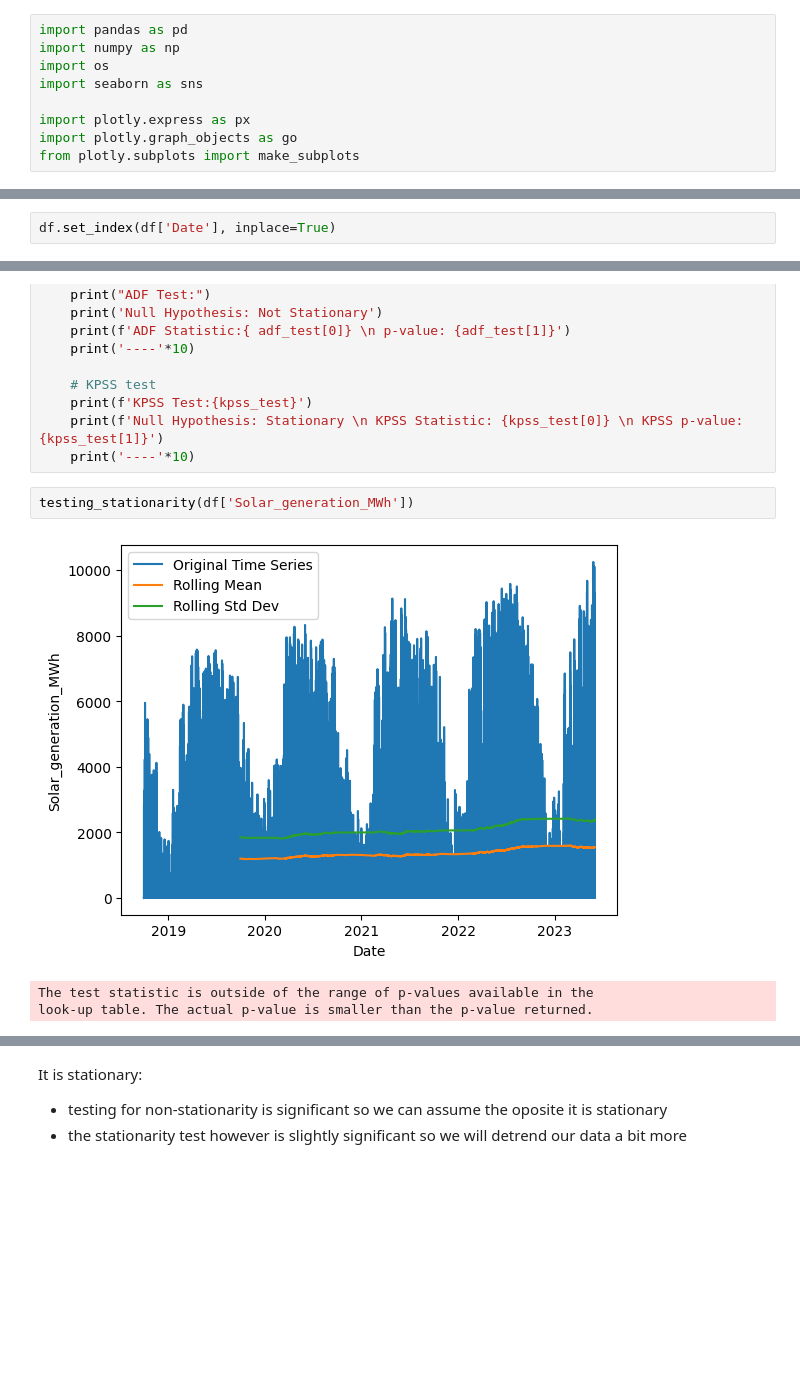
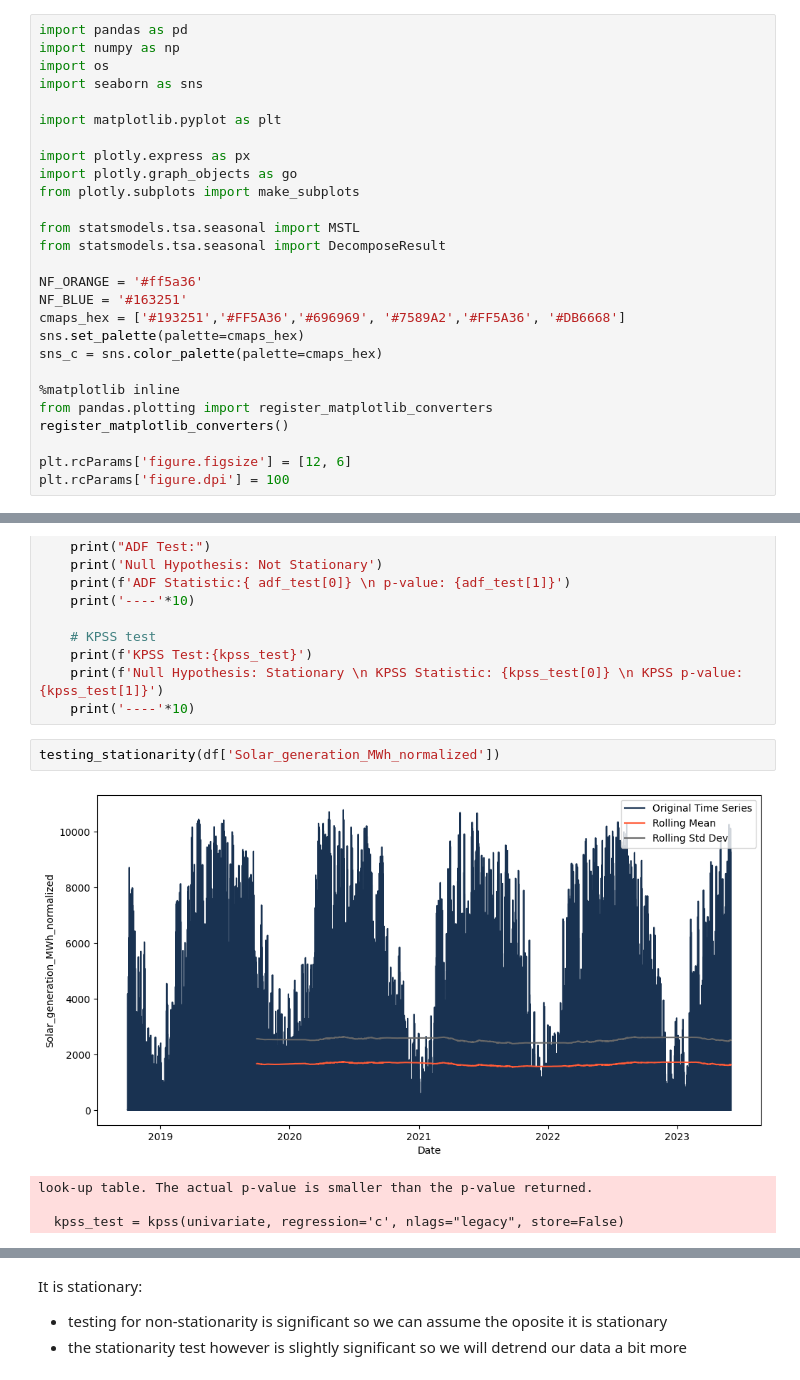
Before and after one commit to fritzfritzfritzz/EES_Optimisation, a Jupyter notebook: notebooks/20230629_EDA_Generation_2.ipynb, the cells around one changed output, grey strips where cells are left out. Saved outputs shown, nothing was run; the diff lists cells and outputs as text; blank space fills up the shorter version.

```diff
--- a/notebooks/20230629_EDA_Generation_2.ipynb
+++ b/notebooks/20230629_EDA_Generation_2.ipynb
@@ -4,9 +4,27 @@ import numpy as np
 import os
 import seaborn as sns
 
+import matplotlib.pyplot as plt
+
 import plotly.express as px
 import plotly.graph_objects as go
 from plotly.subplots import make_subplots
+
+from statsmodels.tsa.seasonal import MSTL
+from statsmodels.tsa.seasonal import DecomposeResult
+
+NF_ORANGE = '#ff5a36'
+NF_BLUE = '#163251'
+cmaps_hex = ['#193251','#FF5A36','#696969', '#7589A2','#FF5A36', '#DB6668']
+sns.set_palette(palette=cmaps_hex)
+sns_c = sns.color_palette(palette=cmaps_hex)
+
+%matplotlib inline
+from pandas.plotting import register_matplotlib_converters
+register_matplotlib_converters()
+
+plt.rcParams['figure.figsize'] = [12, 6]
+plt.rcParams['figure.dpi'] = 100
 # %%
 df = pd.read_pickle('../data/final_dataframe.pkl')
 # %%
@@ -69,8 +99,6 @@ Data columns (total 7 columns):
  6   Solar_generation_MWh_normalized  163680 non-null  float64
 dtypes: datetime64[ns](1), float64(6)
 memory usage: 8.7 MB
-# %%
-df.set_index(df['Date'], inplace=True)
 # %%
 sns.lineplot(df, y="Solar_generation_MWh_normalized", x="Date")
 # %% [output]
@@ -203,10 +334,11 @@ def testing_stationarity(univariate):
     print(f'Null Hypothesis: Stationary \n KPSS Statistic: {kpss_test[0]} \n KPSS p-value: {kpss_test[1]}')
     print('----'*10)
 # %%
-testing_stationarity(df['Solar_generation_MWh'])
+testing_stationarity(df['Solar_generation_MWh_normalized'])
 # %% [output]
-[figure, old version]
+[figure, new version]
-The test statistic is outside of the range of p-values available in the
 look-up table. The actual p-value is smaller than the p-value returned.
+
+  kpss_test = kpss(univariate, regression='c', nlags="legacy", store=False)
 ADF Test:
 Null Hypothesis: Not Stationary
```
Also changed, not shown: parts of 29 cells of this notebook, 29 other files.
